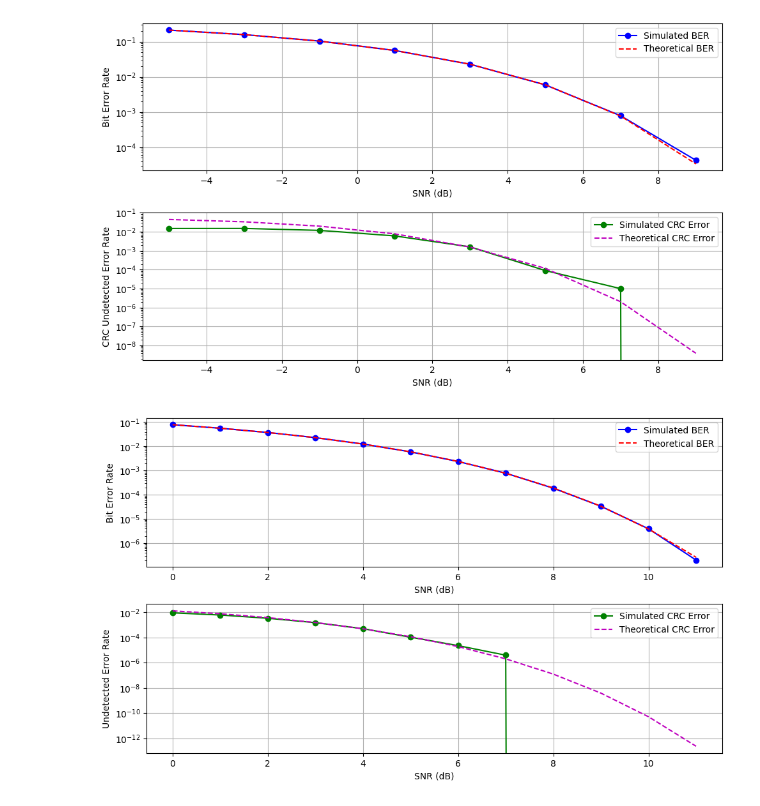
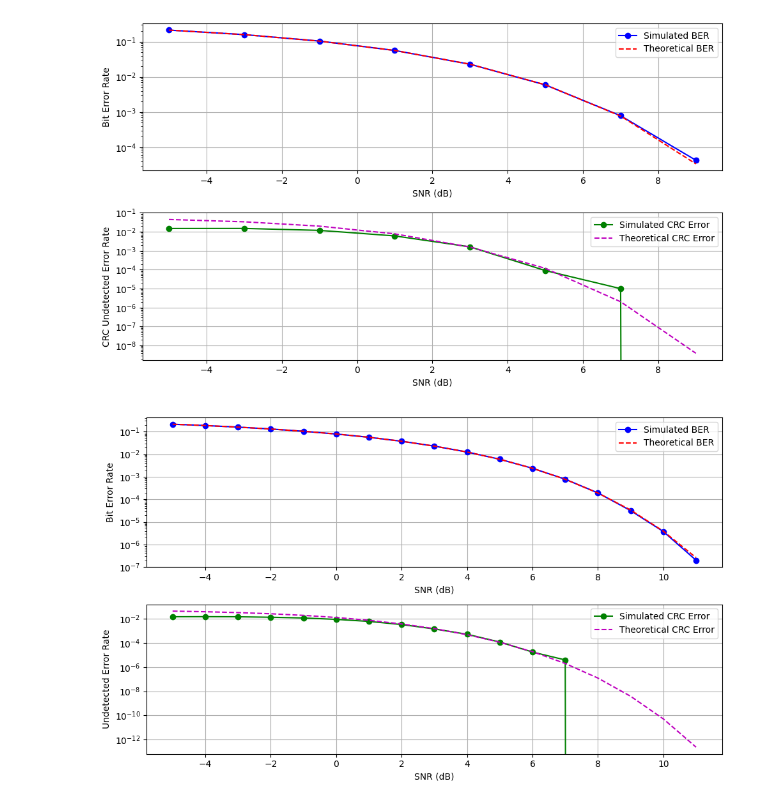
Before and after one commit to L0rdLizard/BurkovLastGame, a Jupyter notebook: dopusk1.ipynb, the cells around one changed output. Cells and saved outputs as stored; diff of their text form; code cells hidden in the pictures.

```diff
--- a/dopusk1.ipynb
+++ b/dopusk1.ipynb
@@ -499,7 +499,7 @@ r = 4
 l = 7
 crc_poly = np.array([1, 1, 1, 0, 1, 0, 0, 0, 0], dtype=np.int8)
 N = 1000000
-SNR_dBs = np.arange(0, 12, 1)
+SNR_dBs = np.arange(-5, 12, 1)
 # SNR_dBs = np.arange(0, 16, 2)
 
 @nb.njit(nb.int8[:](nb.int8[:], nb.int8[:]))
@@ -575,31 +575,31 @@ def theoretical_crc_error(snr_db, n, d, r):
         Pe += A_i * (p ** i) * ((1 - p) ** (n - i))
     return Pe
 
 ber_estimates, crc_error_estimates = simulate(N, l, r, crc_poly, SNR_dBs)
 
 theoretical_ber = [0.5 * erfc(np.sqrt(10 ** (snr_db / 10))) for snr_db in SNR_dBs]
 theoretical_crc = [theoretical_crc_error(snr, n=l+r, d=2, r=r) for snr in SNR_dBs]
 
 
 plt.figure(figsize=(10, 6))
 
 plt.subplot(2, 1, 1)
 plt.semilogy(SNR_dBs, ber_estimates, 'bo-', label='Simulated BER')
 plt.semilogy(SNR_dBs, theoretical_ber, 'r--', label='Theoretical BER')
 plt.xlabel('SNR (dB)')
 plt.ylabel('Bit Error Rate')
 plt.grid(True)
 plt.legend()
 
 plt.subplot(2, 1, 2)
 plt.semilogy(SNR_dBs, crc_error_estimates, 'go-', label='Simulated CRC Error')
 plt.semilogy(SNR_dBs, theoretical_crc, 'm--', label='Theoretical CRC Error')
 plt.xlabel('SNR (dB)')
 plt.ylabel('Undetected Error Rate')
 plt.grid(True)
 plt.legend()
 
 plt.tight_layout()
 plt.show()
 # %% [output]
-[figure, old version]
+[figure, new version]
```
